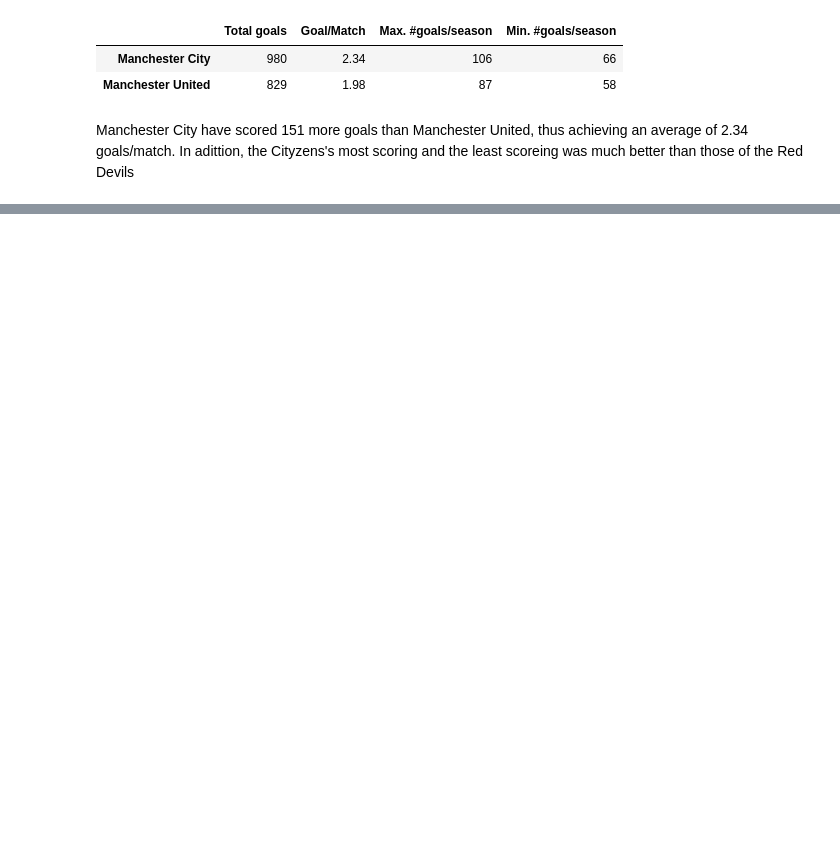
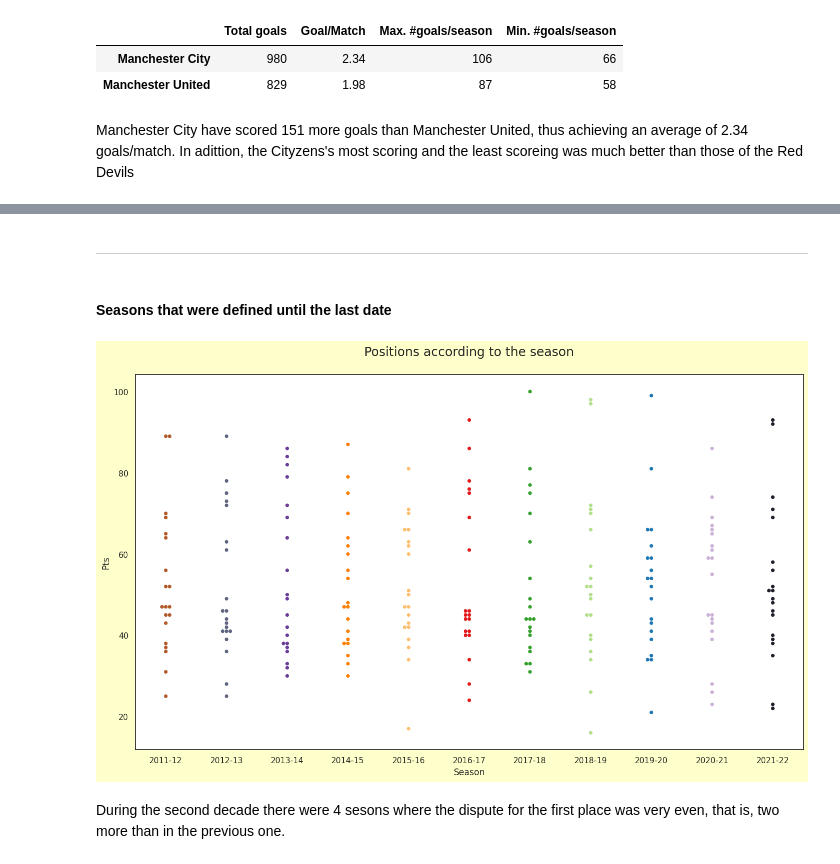
Before and after one commit to CarlosFOL/Premier_League, a Jupyter notebook: notebook.ipynb, the cells around one changed output, grey strips where cells are left out. Cells and saved outputs as stored; diff of their text form; code cells hidden in the pictures; blank space fills up the shorter version.

```diff
--- a/notebook.ipynb
+++ b/notebook.ipynb
@@ -466,0 +537,29 @@ Manchester City have scored 151 more goals than Manchester United, thus achievin
+# %% [markdown]
+---
+# %% [markdown]
+#### **Seasons that were defined until the last date**
+# %%
+my_pltt2 = {x: 'r' for x in df_decade1.Year.unique()}
+s_2011, s_2012 = sns.color_palette('Paired')[-1], sns.color_palette('bone')[2]
+s_2013, s_2014 = sns.color_palette('Paired')[-3], sns.color_palette('Paired')[-5]
+s_2015, s_2016 = sns.color_palette('Paired')[-6], sns.color_palette('Paired')[-7]
+s_2017, s_2018 = sns.color_palette('Paired')[-9], sns.color_palette('Paired')[-10]
+s_2019, s_2020 = sns.color_palette('Paired')[1], sns.color_palette('Paired')[-4]
+s_2021 = sns.color_palette('bone')[0]
+my_pltt2['2011-12'], my_pltt2['2012-13'], my_pltt2['2013-14'], my_pltt2['2014-15'] = s_2011, s_2012, s_2013, s_2014
+my_pltt2['2015-16'], my_pltt2['2016-17'], my_pltt2['2017-18'], my_pltt2['2018-19'] = s_2015, s_2016, s_2017, s_2018
+my_pltt2['2019-20'], my_pltt2['2020-21'], my_pltt2['2021-22'] = s_2019, s_2020, s_2021
+# %%
+#Canvas
+fig = plt.figure()
+#Axes
+ax = fig.add_axes([0, 0, 2, 1.5])
+#Graphic
+ax = sns.swarmplot(data=df_decade2, x='Season', y='Pts', palette=my_pltt2)
+ax.set_title('Positions according to the season\n', fontdict={'size': 'x-large'})
+fig.set_facecolor('#FFFFCB')
+fig.show()
+# %% [output]
+[figure, added]
+# %% [markdown]
+During the second decade there were 4 sesons where the dispute for the first place was very even, that is, two more than in the previous one.
```
Also changed, not shown: parts of 26 cells of this notebook.
